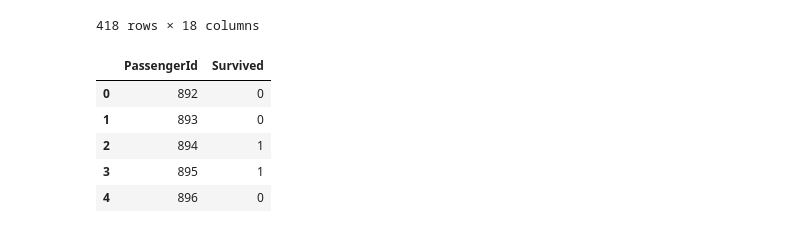
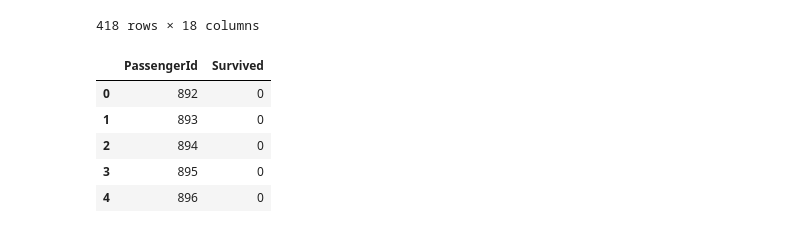
Before and after one commit to johnwang1126/kaggle_tianche2, a Jupyter notebook: titanic.ipynb, the cells around one changed output. Drawn from its saved outputs; the diff is of its cells as text; code cells hidden in the pictures.

```diff
--- a/titanic.ipynb
+++ b/titanic.ipynb
@@ -423,14 +423,14 @@ test_data
 | 417 | 1309 | 3 | Peter, Master. Michael J | 1 | 38.5 | 1 | 1 | 2668 | 22.3583 | C105 | ... |
 418 rows × 18 columns
 # %%
-output = pd.DataFrame({'PassengerId': test_data.PassengerId, 'Survived': test_data.Forest_label})
+output = pd.DataFrame({'PassengerId': test_data.PassengerId, 'Survived': test_data.Gbrt_label})
 output.head()
 # %% [output]
 |  | PassengerId | Survived |
 | 0 | 892 | 0 |
 | 1 | 893 | 0 |
-| 2 | 894 | 1 |
-| 3 | 895 | 1 |
+| 2 | 894 | 0 |
+| 3 | 895 | 0 |
 | 4 | 896 | 0 |
 # %%
 output.to_csv('submission.csv', index=False)
```
